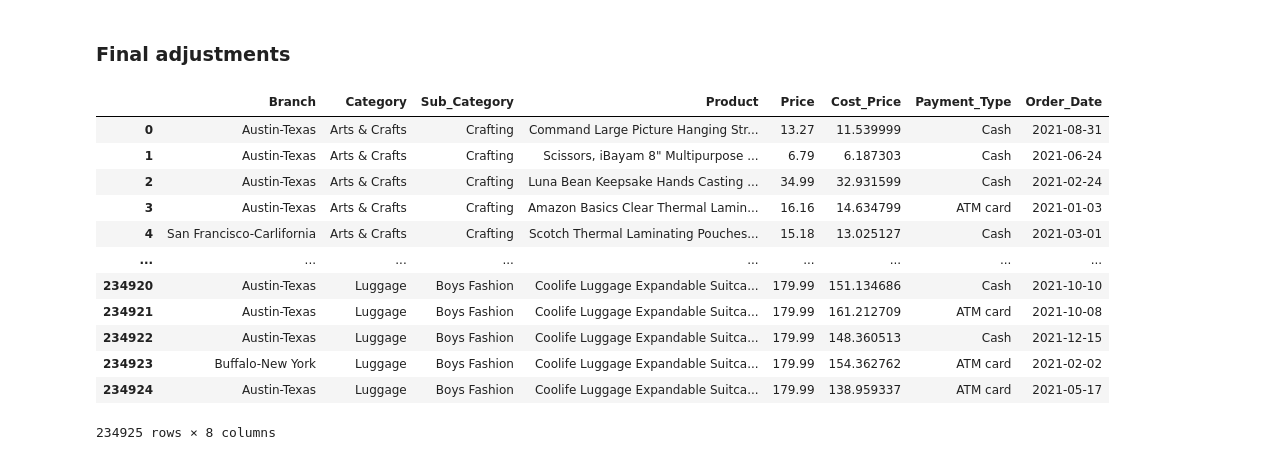
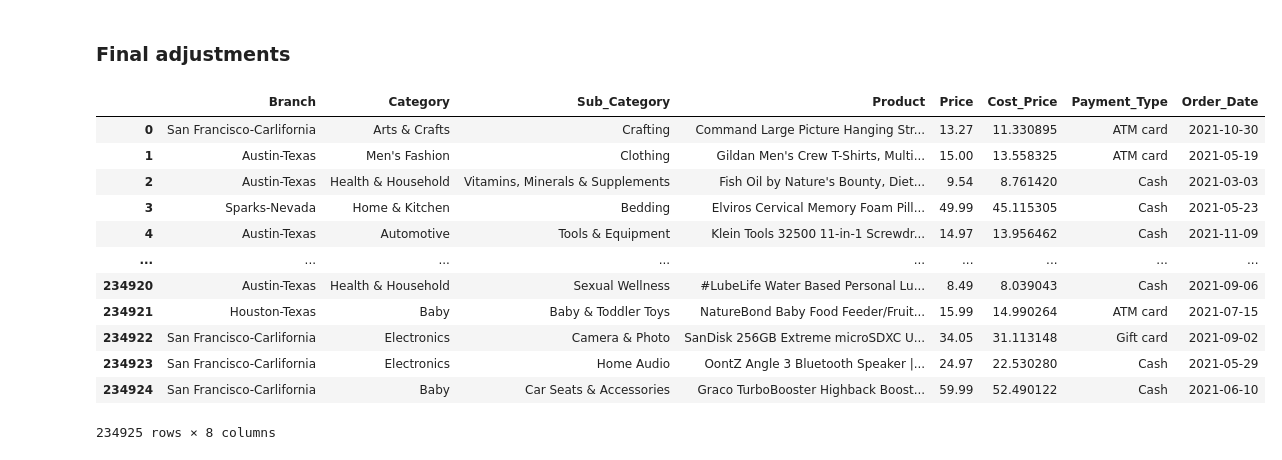
Before and after one commit to Jedidiah-Oladele/Supermarket-Dateset, a Jupyter notebook: supermarketdataset.ipynb, the cells around one changed output. Drawn from its saved outputs; the diff is of its cells as text; code cells hidden in the pictures.

```diff
--- a/supermarketdataset.ipynb
+++ b/supermarketdataset.ipynb
@@ -607,21 +607,22 @@ products_df.drop(columns=['Occurance', 'Rating_Count', 'Rating'], inplace=True)
 products_df = products_df[['Branch', 'Category', 'Sub_Category', 'Product',
                            'Price', 'Cost_Price', 'Payment_Type', 'Order_Date']]
 # %%
+products_df = products_df.sample(frac=1).reset_index(drop=True)
 products_df.to_csv('products.csv', index=False)
 products_df
 # %% [output]
 |  | Branch | Category | Sub_Category | Product | Price | Cost_Price | Payment_Type | Order_Date |
-| 0 | Austin-Texas | Arts & Crafts | Crafting | Command Large Picture Hanging Str... | 13.27 | 11.539999 | Cash | 2021-08-31 |
-| 1 | Austin-Texas | Arts & Crafts | Crafting | Scissors, iBayam 8" Multipurpose ... | 6.79 | 6.187303 | Cash | 2021-06-24 |
-| 2 | Austin-Texas | Arts & Crafts | Crafting | Luna Bean Keepsake Hands Casting ... | 34.99 | 32.931599 | Cash | 2021-02-24 |
-| 3 | Austin-Texas | Arts & Crafts | Crafting | Amazon Basics Clear Thermal Lamin... | 16.16 | 14.634799 | ATM card | 2021-01-03 |
-| 4 | San Francisco-Carlifornia | Arts & Crafts | Crafting | Scotch Thermal Laminating Pouches... | 15.18 | 13.025127 | Cash | 2021-03-01 |
+| 0 | San Francisco-Carlifornia | Arts & Crafts | Crafting | Command Large Picture Hanging Str... | 13.27 | 11.330895 | ATM card | 2021-10-30 |
+| 1 | Austin-Texas | Men's Fashion | Clothing | Gildan Men's Crew T-Shirts, Multi... | 15.00 | 13.558325 | ATM card | 2021-05-19 |
+| 2 | Austin-Texas | Health & Household | Vitamins, Minerals & Supplements | Fish Oil by Nature's Bounty, Diet... | 9.54 | 8.761420 | Cash | 2021-03-03 |
+| 3 | Sparks-Nevada | Home & Kitchen | Bedding | Elviros Cervical Memory Foam Pill... | 49.99 | 45.115305 | Cash | 2021-05-23 |
+| 4 | Austin-Texas | Automotive | Tools & Equipment | Klein Tools 32500 11-in-1 Screwdr... | 14.97 | 13.956462 | Cash | 2021-11-09 |
 | ... | ... | ... | ... | ... | ... | ... | ... | ... |
-| 234920 | Austin-Texas | Luggage | Boys Fashion | Coolife Luggage Expandable Suitca... | 179.99 | 151.134686 | Cash | 2021-10-10 |
-| 234921 | Austin-Texas | Luggage | Boys Fashion | Coolife Luggage Expandable Suitca... | 179.99 | 161.212709 | ATM card | 2021-10-08 |
-| 234922 | Austin-Texas | Luggage | Boys Fashion | Coolife Luggage Expandable Suitca... | 179.99 | 148.360513 | Cash | 2021-12-15 |
-| 234923 | Buffalo-New York | Luggage | Boys Fashion | Coolife Luggage Expandable Suitca... | 179.99 | 154.362762 | ATM card | 2021-02-02 |
-| 234924 | Austin-Texas | Luggage | Boys Fashion | Coolife Luggage Expandable Suitca... | 179.99 | 138.959337 | ATM card | 2021-05-17 |
+| 234920 | Austin-Texas | Health & Household | Sexual Wellness | #LubeLife Water Based Personal Lu... | 8.49 | 8.039043 | Cash | 2021-09-06 |
+| 234921 | Houston-Texas | Baby | Baby & Toddler Toys | NatureBond Baby Food Feeder/Fruit... | 15.99 | 14.990264 | ATM card | 2021-07-15 |
+| 234922 | San Francisco-Carlifornia | Electronics | Camera & Photo | SanDisk 256GB Extreme microSDXC U... | 34.05 | 31.113148 | Gift card | 2021-09-02 |
+| 234923 | San Francisco-Carlifornia | Electronics | Home Audio | OontZ Angle 3 Bluetooth Speaker |... | 24.97 | 22.530280 | Cash | 2021-05-29 |
+| 234924 | San Francisco-Carlifornia | Baby | Car Seats & Accessories | Graco TurboBooster Highback Boost... | 59.99 | 52.490122 | Cash | 2021-06-10 |
 234925 rows × 8 columns
 # %%
 # from google.colab import files
```
